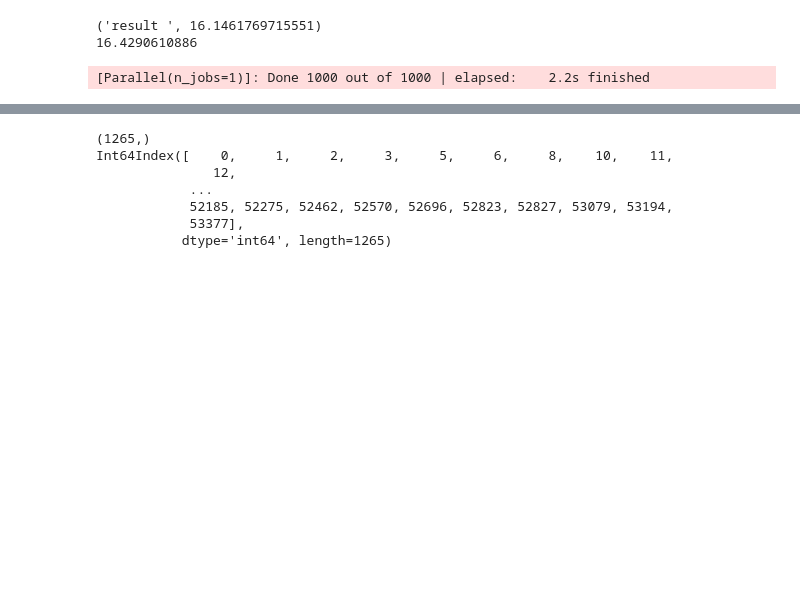
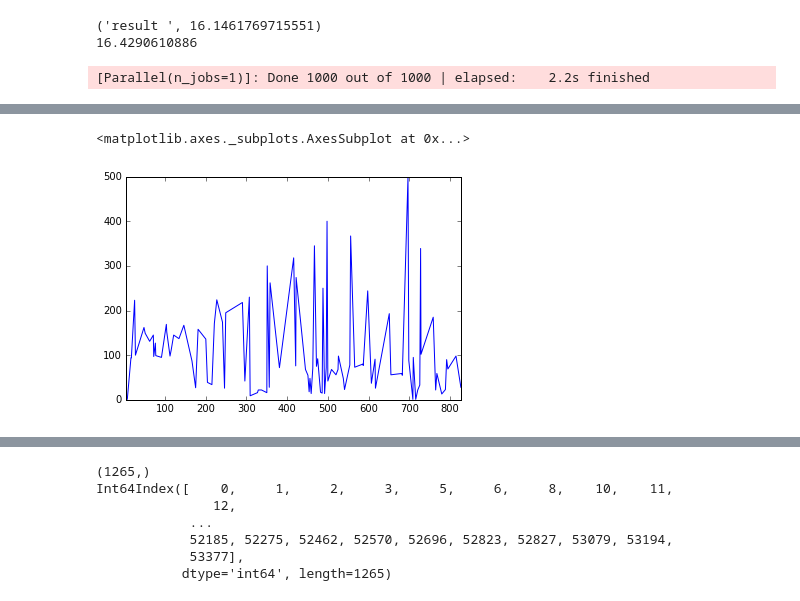
Before and after one commit to laol777/dodo, a Jupyter notebook: Models.ipynb, the cells around one changed output, grey strips where cells are left out. Saved outputs shown, nothing was run; the diff lists cells and outputs as text; code cells hidden in the pictures; blank space fills up the shorter version.

```diff
--- a/Models.ipynb
+++ b/Models.ipynb
@@ -60,6 +76,7 @@ Index([u'Count', u'IsTest', u'IsTrain', u'IsValidation', u'Date', u'Year',
        u'MeanForYearByPoints', u'MeanForYearDayByPoints'],
       dtype='object')
 # %%
+features = pd.read_csv('data_transform/all.csv')
 data = features.fillna(100000000)
 #data = data[data.columns.difference(['Point', 'Date'])]
 # %%
@@ -127,8 +144,16 @@ remove_column = ['IsTest', 'IsTrain', 'IsValidation', 'Date', 'CityName', 'MeanF
 # %%
 data = features.fillna(100000000)
 # %%
+data = features.fillna(100000000)
+
 dataTrain = data[data.IsTrain == 1]
 dataTrain = dataTrain[dataTrain.columns.difference(remove_column)]
 
 X_train = dataTrain[dataTrain.columns.difference(['Count'])]
 y_train = dataTrain[['Count', 'Point']]
+
+dataValidation =  data[data.IsValidation == 1]
+dataValidation = dataValidation[dataValidation.columns.difference(remove_column)]
+
+X_test = dataValidation[dataValidation.columns.difference(['Count'])]
+y_test = dataValidation[['Count', 'Point']]
@@ -163,0 +187,2 @@ def FitOnCitySeparate(model):
+# %%
+y_test["predict"] = pred
@@ -163,0 +210,5 @@ def FitOnCitySeparate(model):
+# %%
+y_test.Count[0:100].plot()
+# %% [output]
+<matplotlib.axes._subplots.AxesSubplot at 0x...>
+[figure, added]
```
Also changed, not shown: parts of 26 cells of this notebook, 4 other files.
